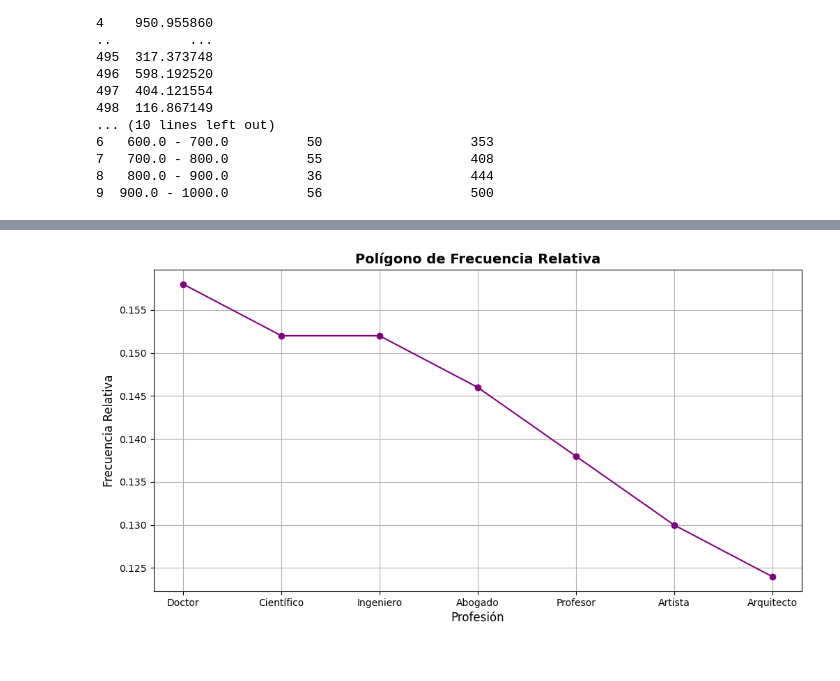
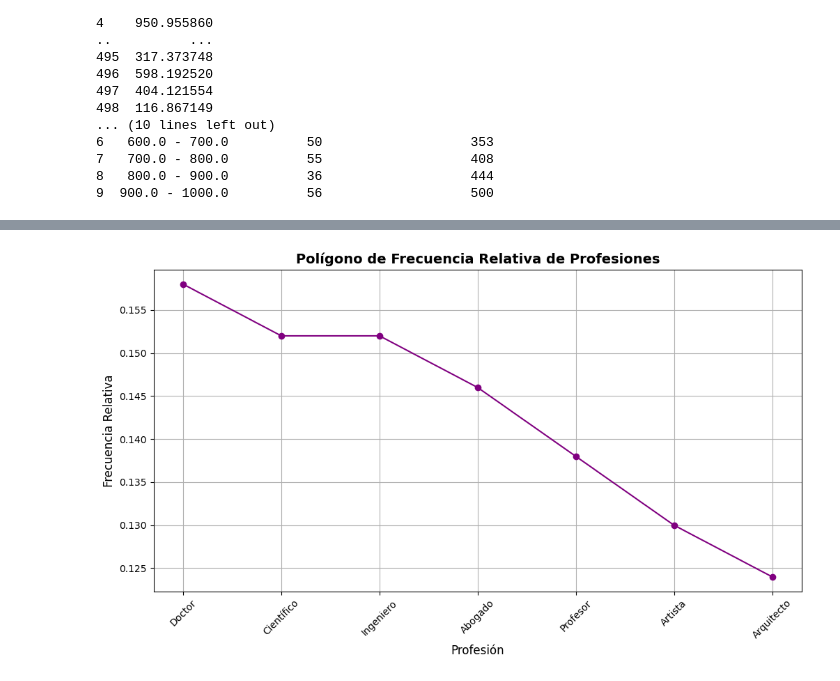
Before and after one commit to MoonAguilar/Tablas-de-frecuencias-Verano, a Jupyter notebook: Andycont.ipynb, the cells around one changed output, grey strips where cells are left out. Saved outputs shown, nothing was run; the diff lists cells and outputs as text; code cells hidden in the pictures.

```diff
--- a/Andycont.ipynb
+++ b/Andycont.ipynb
@@ -71,74 +71,73 @@ df = pd.DataFrame(data)
 # Calcular la frecuencia de cada profesión
 frecuencia_profesion = df['Profesion'].value_counts()
 
-# Crear tabla de frecuencias
-tabla_frecuencia = pd.DataFrame({
-    'Profesión': frecuencia_profesion.index,
-    'Frecuencia': frecuencia_profesion.values
-})
+# Obtener las 7 profesiones con mayores frecuencias
+top_profesiones = frecuencia_profesion.head(7)
 
-# Frecuencia relativa
-tabla_frecuencia['Frecuencia Relativa'] = tabla_frecuencia['Frecuencia'] / num_datos
+# Asignar colores: el más alto en verde, los demás en gris
+colors = ['green' if i == top_profesiones.max() else 'gray' for i in top_profesiones]
 
-# Frecuencia acumulada
-tabla_frecuencia['Frecuencia Acumulada'] = tabla_frecuencia['Frecuencia'].cumsum()
-
-# Gráfica de Frecuencia Absoluta - Histograma de Salarios
+# 1. Gráfica de Frecuencia Absoluta - Histograma
 plt.figure(figsize=(12, 6))
-hist, bins = np.histogram(df['Salario'], bins=20)
-
-# Asignar colores a cada barra del histograma
-colors = []
-for i in range(len(hist)):
-    mid_value = (bins[i] + bins[i + 1]) / 2
-    if mid_value >= 90000:
-        colors.append('#77DD77')  # Verde pastel
-    elif mid_value >= 70000:
-        colors.append('#AEC6CF')  # Azul pastel
-    else:
-        colors.append('#FF6961')  # Rojo pastel
-
-# Crear el histograma
-for i in range(len(hist)):
-    plt.bar(bins[i], hist[i], width=bins[i + 1] - bins[i], color=colors[i], edgecolor='black', alpha=0.7)
-
-plt.title('Histograma de Salarios', fontsize=14, fontweight='bold')
-plt.xlabel('Salario', fontsize=12)
+plt.bar(top_profesiones.index, top_profesiones.values, color=colors, edgecolor='black', alpha=0.7)
+plt.title('Histograma de Profesiones', fontsize=14, fontweight='bold')
+plt.xlabel('Profesión', fontsize=12)
 plt.ylabel('Frecuencia', fontsize=12)
 plt.grid()
 plt.show()
 
-# Gráfica de Frecuencia Absoluta - Diagrama de Barras Horizontales
+# 2. Gráfica de Frecuencia Absoluta - Diagrama de Barras Horizontales
 plt.figure(figsize=(12, 6))
-plt.barh(tabla_frecuencia['Profesión'], tabla_frecuencia['Frecuencia'], color=['#77DD77', '#AEC6CF', '#FF6961', '#FFB347', '#FFB3E6', '#FF69B4', '#FFB3B3'][:len(tabla_frecuencia)])
-plt.title('Diagrama de Barras Horizontales de Frecuencia Absoluta', fontsize=14, fontweight='bold')
+plt.barh(top_profesiones.index, top_profesiones.values, color=colors, edgecolor='black', alpha=0.7)
+plt.title('Diagrama de Barras Horizontales de Profesiones', fontsize=14, fontweight='bold')
 plt.xlabel('Frecuencia', fontsize=12)
 plt.ylabel('Profesión', fontsize=12)
 plt.grid()
 plt.show()
 
-# Gráfica de Frecuencia Relativa - Polígono de Frecuencia
+# 3. Calcular la frecuencia relativa
+frecuencia_relativa = top_profesiones / num_datos
+
+# 4. Gráfica del Polígono de Frecuencia
 plt.figure(figsize=(12, 6))
-plt.plot(tabla_frecuencia['Profesión'], tabla_frecuencia['Frecuencia Relativa'], marker='o', color='purple')
-plt.title('Polígono de Frecuencia Relativa', fontsize=14, fontweight='bold')
+plt.plot(top_profesiones.index, frecuencia_relativa, marker='o', color='purple', linestyle='-')
+plt.title('Polígono de Frecuencia Relativa de Profesiones', fontsize=14, fontweight='bold')
 plt.xlabel('Profesión', fontsize=12)
 plt.ylabel('Frecuencia Relativa', fontsize=12)
 plt.grid()
+plt.xticks(rotation=45)  # Para que las etiquetas de las profesiones sean legibles
 plt.show()
 
-# Gráfica de Frecuencia Relativa - Diagrama de Pastel
+# 5. Gráfica del Diagrama de Pastel de Frecuencia Relativa
+# Ordenar por frecuencia relativa
+frecuencia_relativa = frecuencia_relativa.sort_values(ascending=False)
+
+# Asignar colores: el mayor en verde, los siguientes dos en azul, los demás en gris
+colors = ['green'] + ['blue'] * 2 + ['gray'] * (len(frecuencia_relativa) - 3)
+
 plt.figure(figsize=(8, 8))
-plt.pie(tabla_frecuencia['Frecuencia Relativa'], labels=tabla_frecuencia['Profesión'], autopct='%1.1f%%', startangle=140, colors=['#77DD77', '#AEC6CF', '#FF6961'])
-plt.title('Diagrama de Pastel de Frecuencia Relativa', fontsize=14, fontweight='bold')
+plt.pie(
+    frecuencia_relativa,
+    labels=frecuencia_relativa.index,
+    autopct='%1.1f%%',
+    startangle=140,
+    colors=colors
+)
+plt.title('Diagrama de Pastel de Frecuencia Relativa de Profesiones', fontsize=14, fontweight='bold')
 plt.axis('equal')  # Para que el pastel sea circular
 plt.show()
 
-# Gráfica de Frecuencia Acumulada - Ojiva
+# 6. Gráfica de Ojiva de Frecuencia Relativa
+# Calcular la frecuencia acumulada relativa
+frecuencia_acumulada = frecuencia_relativa.cumsum()
+
+# Gráfica de Ojiva de Frecuencia Relativa
 plt.figure(figsize=(12, 6))
-plt.plot(tabla_frecuencia['Profesión'], tabla_frecuencia['Frecuencia Acumulada'], marker='o', color='blue')
-plt.title('Ojiva de Frecuencia Acumulada', fontsize=14, fontweight='bold')
+plt.plot(top_profesiones.index, frecuencia_acumulada, marker='o', color='green', linestyle='-')
+plt.title('Ojiva de Frecuencia Relativa de Profesiones', fontsize=14, fontweight='bold')
 plt.xlabel('Profesión', fontsize=12)
-plt.ylabel('Frecuencia Acumulada', fontsize=12)
+plt.ylabel('Frecuencia Acumulada Relativa', fontsize=12)
 plt.grid()
+plt.xticks(rotation=45)  # Para que las etiquetas de las profesiones sean legibles
 plt.show()
 # %% [output]
@@ -147 +146 @@ plt.show()
-[figure, old version]
+[figure, new version]
```
Also changed, not shown: parts of 2 cells of this notebook.
